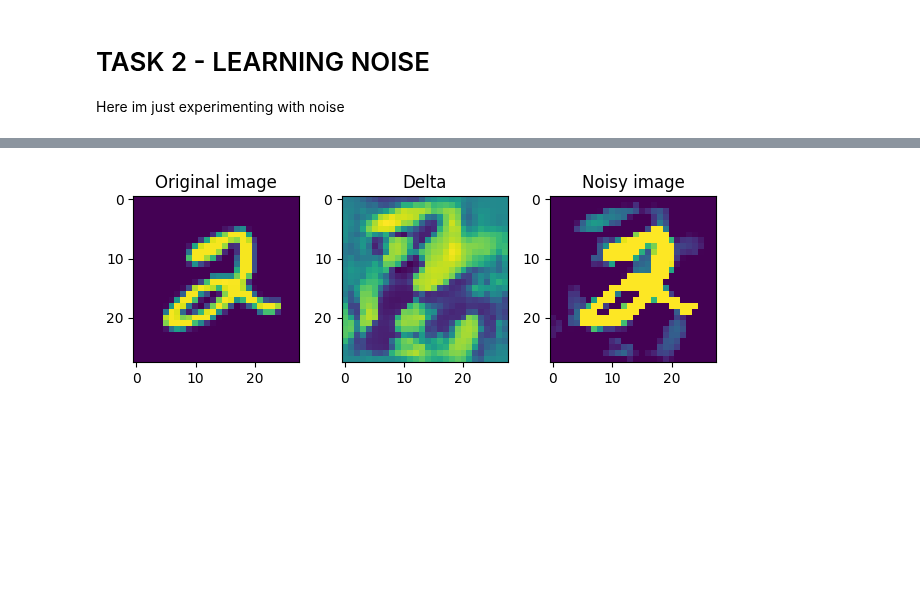
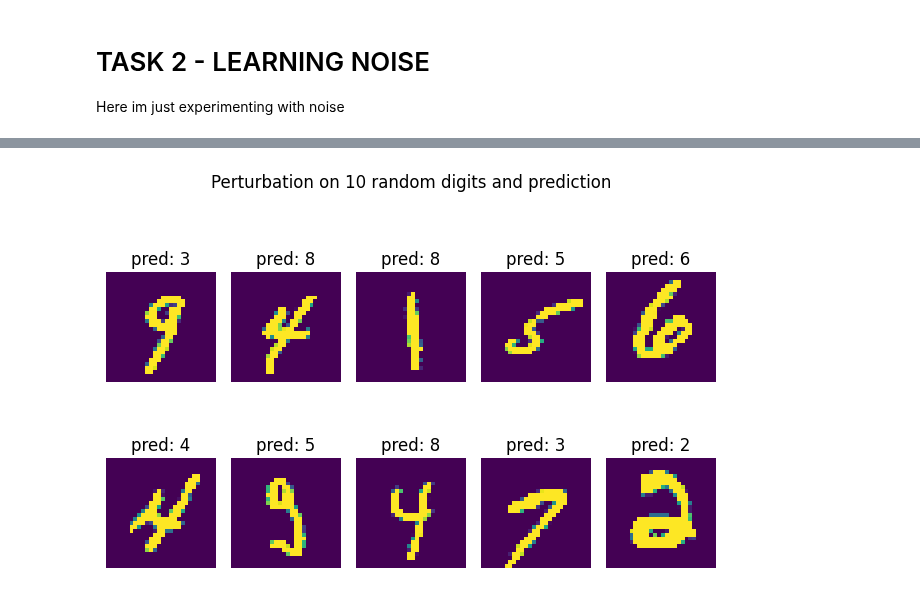
Before and after one commit to Kos261/ML25, a Jupyter notebook: Lab10/HW10.ipynb, the cells around one changed output, grey strips where cells are left out. Drawn from its saved outputs; the diff is of its cells as text; code cells hidden in the pictures; blank space fills up the shorter version.

```diff
--- a/Lab10/HW10.ipynb
+++ b/Lab10/HW10.ipynb
@@ -103,6 +118,23 @@ testset = torchvision.datasets.MNIST(root='./data',
 testloader = torch.utils.data.DataLoader(testset,
                                          batch_size=1,
                                          shuffle=False)
+
+
+def get_batch_n_samples(dataset, n_per_class=9):
+    selected_idx = []
+
+    for num_class in range(1,10):
+        indexes = [i for i, (_, label) in enumerate(dataset) if label == num_class]
+        selected = indexes[0:n_per_class]   # <- for example 9 x "ones"
+        selected_idx.extend(selected)
+
+    images = torch.stack([dataset[i][0] for i in selected_idx])
+    labels = torch.tensor([dataset[i][1] for i in selected_idx])
+
+    return images, labels
+
+
+train_images, train_targets = get_batch_n_samples(trainset, n_per_class=9)#(90,1,2,28), (90,)
 # %%
 def dreamingLeNet5(lambda_l2=0):
     imgs = torch.randn(10, 1, 28, 28, requires_grad=True)
@@ -182,12 +290,13 @@ plt.show()
 # %%
-def learning_noise(lambda_l2=0):
+import random
 
-    train_image, train_target = trainset[5]
-    train_image = train_image.to(device)
-    train_target = torch.tensor(train_target).to(device)
-    wrong_target = (train_target + 1) % 10
+def learning_noise(images, targets, lambda_l2=0):
+    # images, targets = get_batch_n_samples(trainset, n_per_class=9)  # (90,1,2,28), (90,)
+    images = images.to(device)
+    targets = targets.to(device)
+    wrong_targets = (targets + 1) % 10
 
-    delta = torch.zeros_like(train_image, requires_grad=True, device=device)
+    delta = torch.zeros((1,28,28), requires_grad=True, device=device)
 
 
     model.eval()
@@ -197,41 +306,42 @@ def learning_noise(lambda_l2=0):
     for step in range(1000):
         optimizer.zero_grad()
 
-        perturbed_img = (train_image + delta).unsqueeze(0).to(device)
-        output = model(perturbed_img)
+        delta_x10 = delta.expand(images.shape)
+        perturbed_img = (images + delta_x10).clamp(0,1)
+        outputs = model(perturbed_img)
 
-        target_wrong_tensor = torch.tensor([wrong_target], device=device)
-        loss1 = torch.nn.functional.cross_entropy(output, target_wrong_tensor)
+        loss1 = torch.nn.functional.cross_entropy(outputs, wrong_targets)
         loss2 = lambda_l2 * delta.pow(2).mean()
         loss = loss1 + loss2
 
         loss.backward()
         optimizer.step()
 
-        delta.data.clamp_(-1, 1)
+        delta.data.clamp_(-0.3, 0.3)
 
-        if step % 100 == 0:
-            print(f"Step {step}, Loss: {-loss.item():.4f}")
+        # if step % 100 == 0:
+        #     print(f"Step {step}, Loss: {-loss.item():.4f}")
+
+    # Visualization
+    with torch.no_grad():
+        perturbed_images = (images + delta.expand(images.shape)).clamp(0, 1)
+        for i in range(10):
+            idx = random.randint(0,80)             # some random index
+            plt.subplot(2, 5, i+1)
+            plt.imshow(perturbed_images[idx].squeeze(0).cpu())
+            plt.title(f"pred: {torch.argmax(model(perturbed_images[idx:idx+1])).item()}")
+            plt.axis('off')
+
+        plt.suptitle("10 randomly chosen digits + perturbation and prediction")
+        plt.tight_layout()
+        plt.show()
+
+    return delta
 
 
-    # Visualisation
-    with torch.no_grad():
-        perturbed_img = (train_image + delta).clamp(0, 1)
-        plt.subplot(1,3,1)
-        plt.title("Original image")
-        plt.imshow(train_image.squeeze(0).cpu())
+learning_noise(train_images, train_targets)
 
-        plt.subplot(1,3,2)
-        plt.title("Delta")
-        plt.imshow(delta.squeeze(0).cpu())
-
-        plt.subplot(1,3,3)
-        plt.title("Noisy image")
-        plt.imshow(perturbed_img.squeeze(0).cpu())
-
-        plt.tight_layout()
-        plt.show()
-    return perturbed_img
-
-perturbed_img = learning_noise(lambda_l2=0.01)
+lambda_l2 = 0.01
+for i in range(1,4):
+    delta = learning_noise(train_images, train_targets, lambda_l2=lambda_l2 * (10 ** i))
 # %% [output]
@@ -248 +348 @@ Step 900, Loss: -0.0028
-[figure, old version]
+[figure, new version]
```
Also changed, not shown: parts of 10 cells of this notebook.
